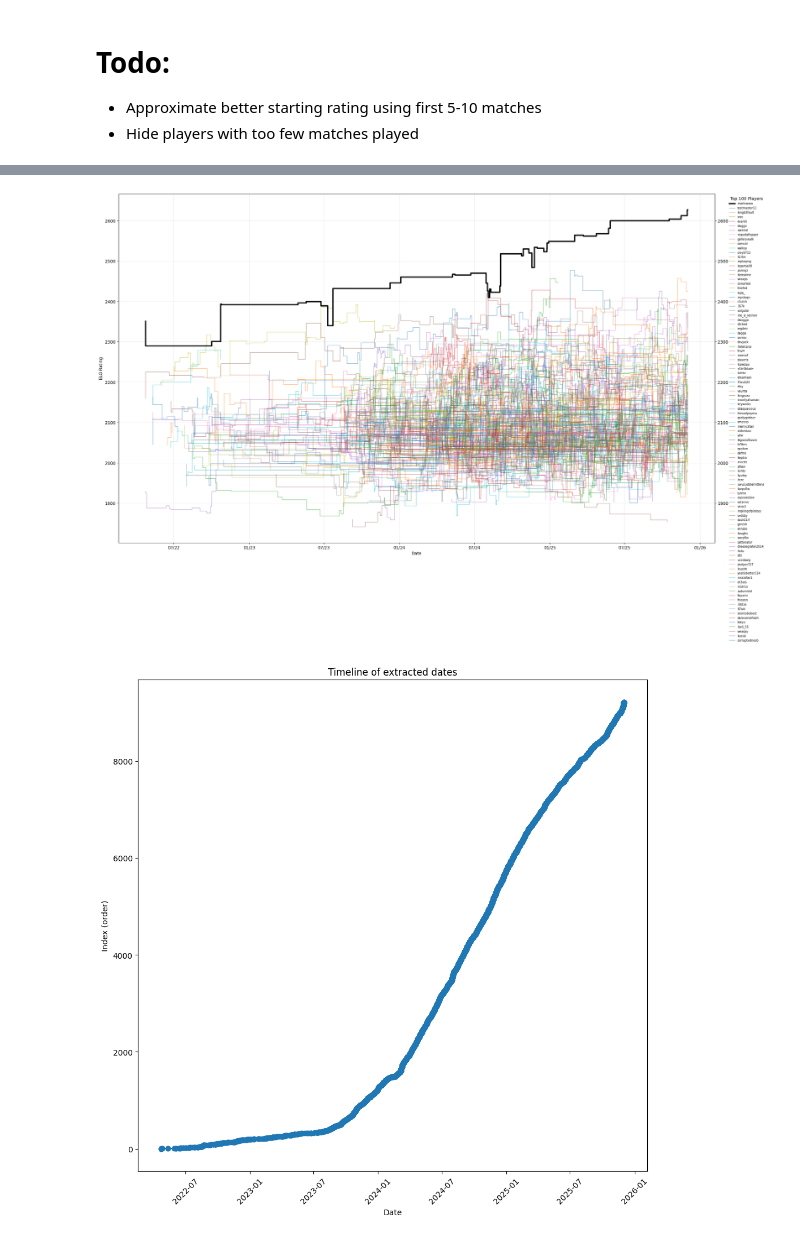
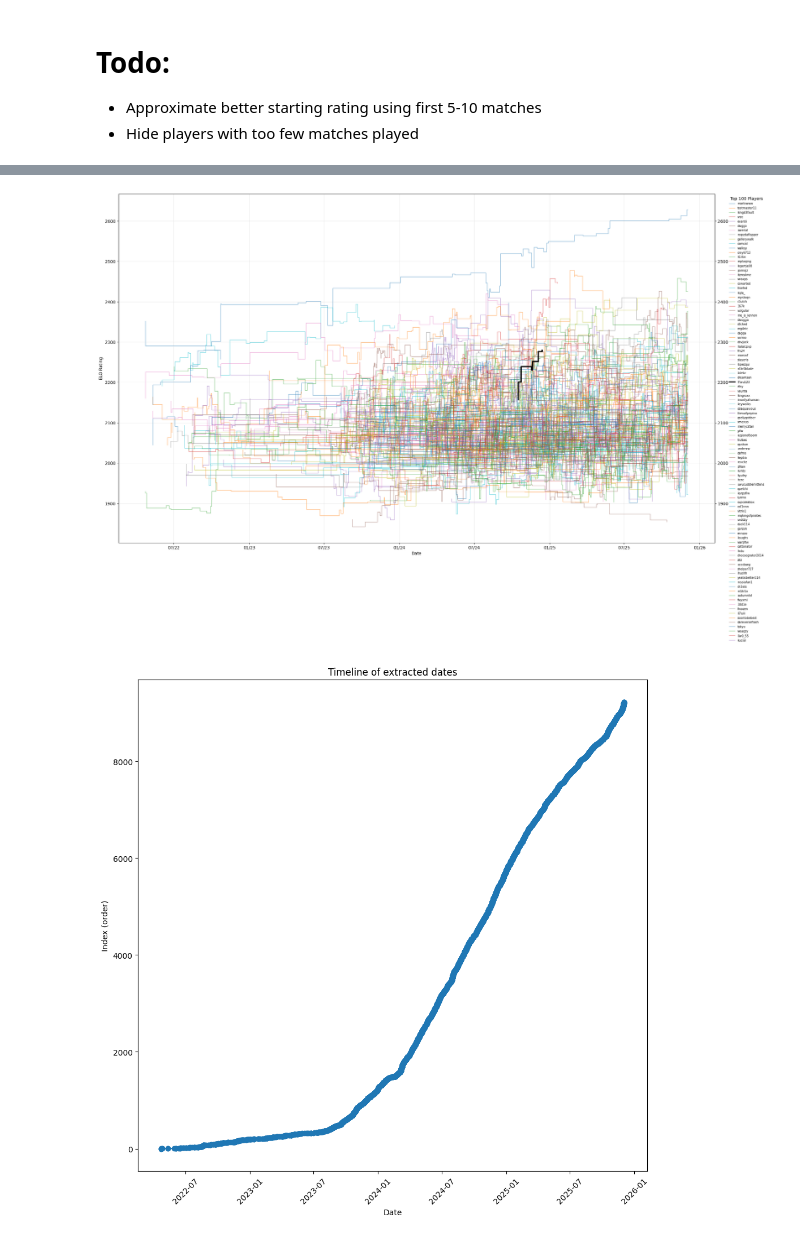
Before and after one commit to ProfX33/mctiers-elo, a Jupyter notebook: elo-analysis.ipynb, the cells around one changed output, grey strips where cells are left out. Drawn from its saved outputs; the diff is of its cells as text; code cells hidden in the pictures.

```diff
--- a/elo-analysis.ipynb
+++ b/elo-analysis.ipynb
@@ -766,13 +767,13 @@ def plot_elo_progress(players, sample=None, highlight=None, extend_cutoff_days=2
 # %%
 top_n = 500
 top_players = sorted(players.items(), key=lambda kv: kv[1]["peak"], reverse=True)[:top_n]
 
 #plot_elo_progress(dict(top_players), sample=["itzrealsme", "dreamsan", "marlowww", "crey6712", "camcal", "awerial", "evantii", "wraxps", "gallerywalk"]) # All former HT1s
 #plot_elo_progress(dict(top_players), sample=["jaoling", "cowarted", "asteroides", "revcltz", "walksy", "awerial", "2sap", "replaqing", "turrnn", "me_is_lennon", "halalcpvp", "vrzc", "tokenu", "jesprr", "nopzdaflopper", "mystoqn", "vulgular", "lalekz", "daquaviousblm", "quelchi"]) # EU PLAYERS
 
-plot_elo_progress(dict(top_players), highlight=["marlowww"], extend_cutoff_days=40)
+plot_elo_progress(dict(top_players), highlight=["l7wu123"], extend_cutoff_days=40)
 # %% [output]
-[figure, old version]
+[figure, new version]
 # %%
 # FIND LARGE TIME GAPS IN COPY PASTED DATA
 
```
Also changed, not shown: parts of 6 cells of this notebook, 2 other files.
